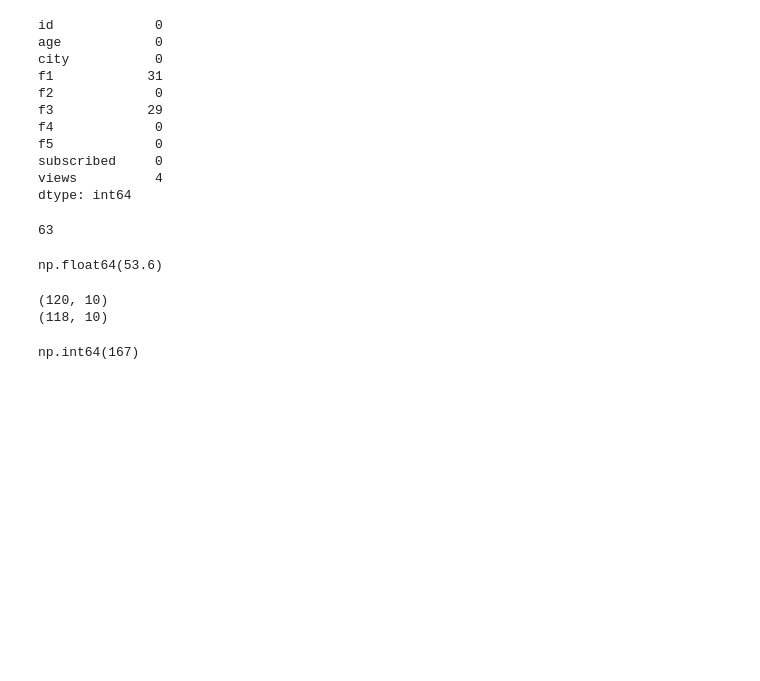
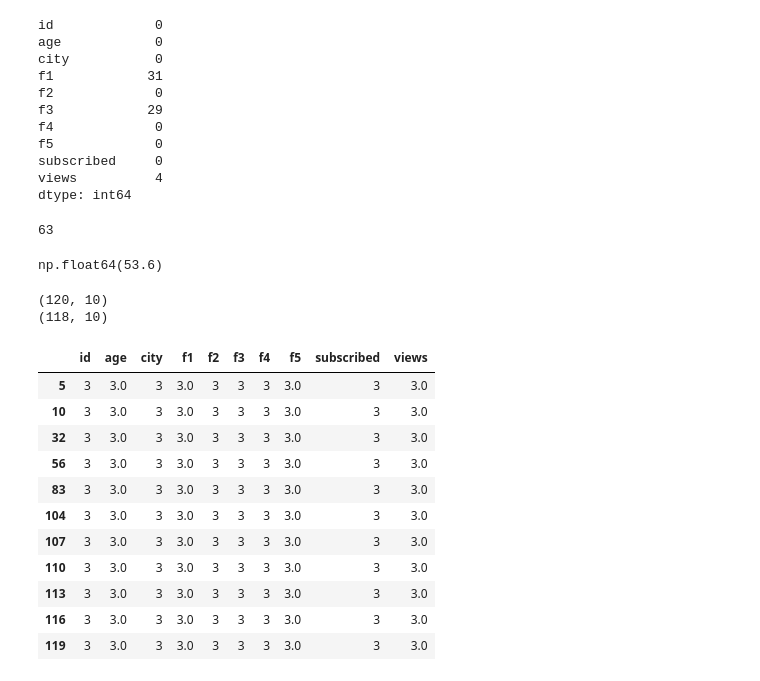
Before and after one commit to himzei/big_ana, a Jupyter notebook: 1_작업형/ch03_연습문제.ipynb, the cells around one changed output. Cells and saved outputs as stored; diff of their text form; code cells hidden in the pictures; blank space fills up the shorter version.

```diff
--- a/1_작업형/ch03_연습문제.ipynb
+++ b/1_작업형/ch03_연습문제.ipynb
@@ -388,22 +388,46 @@ np.float64(53.6)
 # %%
 #14. 중복 데이터 제거, 값 변경, 데이터 개수
 
 df = pd.read_csv("type1_data1.csv")
 
 #1.
 print(df.shape)
 df = df.drop_duplicates()
 print(df.shape)
 
 
-#2.
-import numpy as np
-df["f3"] = df["f3"].map({np.nan: 0, "silver": 1, "gold": 2, "vip": 3})
-df.head()
+# #2.
+# import numpy as np
+# df["f3"] = df["f3"].map({np.nan: 0, "silver": 1, "gold": 2, "vip": 3})
+# df.head()
 
-#3.
-df["f3"].sum()
+# #3.
+# df["f3"].sum()
+
+df["f3"] = df["f3"].fillna(0)
+
+cond = df["f3"] == "silver"
+df[cond] = 1
+
+cond2 = df["f3"] == "gold"
+df[cond2] = 2
+
+cond3 = df["f3"] == "vip"
+df[cond3] = 3
+
+df[cond3]
 # %% [output]
 (120, 10)
 (118, 10)
-np.int64(167)
+|  | id | age | city | f1 | f2 | f3 | f4 | f5 | subscribed | views |
+| 5 | 3 | 3.0 | 3 | 3.0 | 3 | 3 | 3 | 3.0 | 3 | 3.0 |
+| 10 | 3 | 3.0 | 3 | 3.0 | 3 | 3 | 3 | 3.0 | 3 | 3.0 |
+| 32 | 3 | 3.0 | 3 | 3.0 | 3 | 3 | 3 | 3.0 | 3 | 3.0 |
+| 56 | 3 | 3.0 | 3 | 3.0 | 3 | 3 | 3 | 3.0 | 3 | 3.0 |
+| 83 | 3 | 3.0 | 3 | 3.0 | 3 | 3 | 3 | 3.0 | 3 | 3.0 |
+| 104 | 3 | 3.0 | 3 | 3.0 | 3 | 3 | 3 | 3.0 | 3 | 3.0 |
+| 107 | 3 | 3.0 | 3 | 3.0 | 3 | 3 | 3 | 3.0 | 3 | 3.0 |
+| 110 | 3 | 3.0 | 3 | 3.0 | 3 | 3 | 3 | 3.0 | 3 | 3.0 |
+| 113 | 3 | 3.0 | 3 | 3.0 | 3 | 3 | 3 | 3.0 | 3 | 3.0 |
+| 116 | 3 | 3.0 | 3 | 3.0 | 3 | 3 | 3 | 3.0 | 3 | 3.0 |
+| 119 | 3 | 3.0 | 3 | 3.0 | 3 | 3 | 3 | 3.0 | 3 | 3.0 |
```
Also changed, not shown: parts of 8 cells of this notebook, 2 other files.
